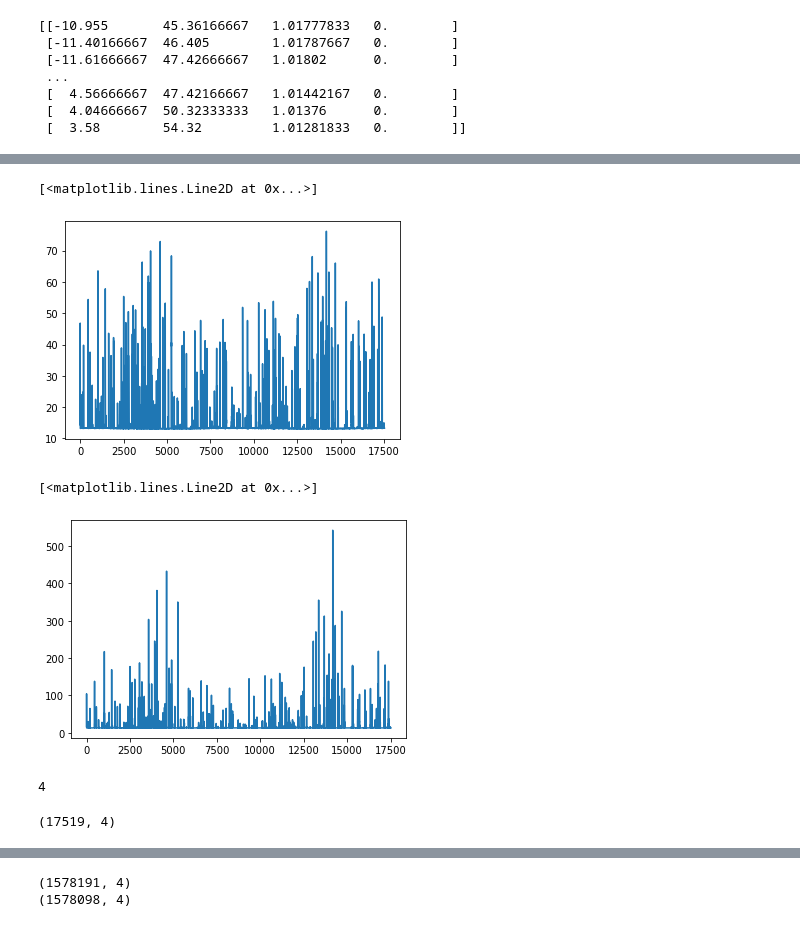
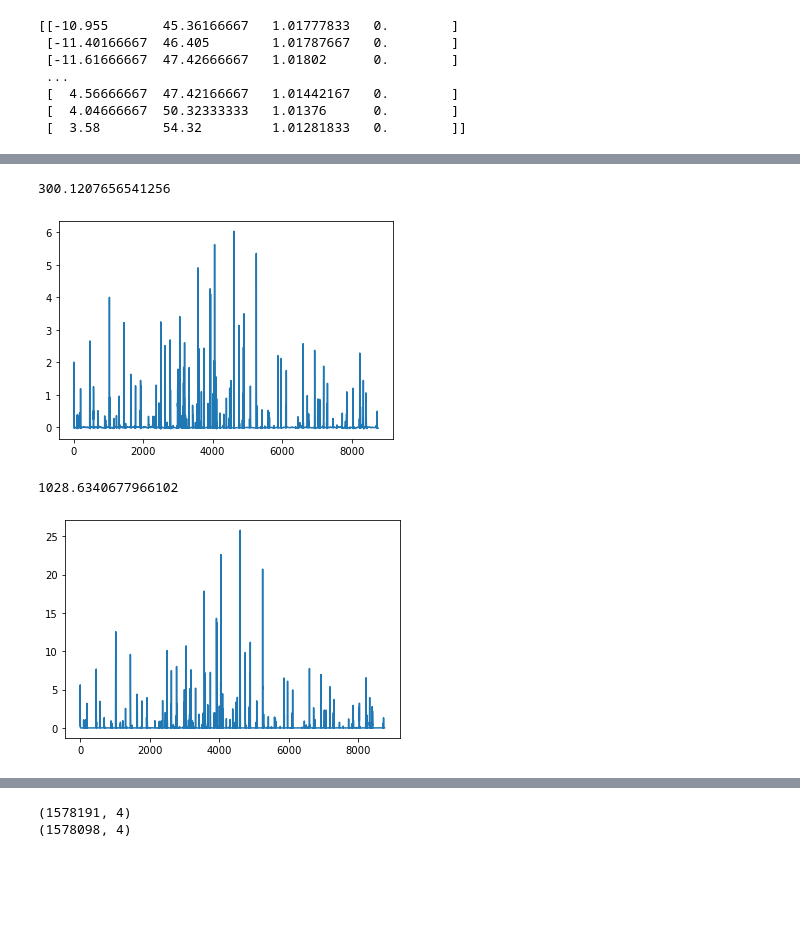
Before and after one commit to zhangt3-e/senior_thesis, a Jupyter notebook: Code/LSTM.ipynb, the cells around one changed output, grey strips where cells are left out. Drawn from its saved outputs; the diff is of its cells as text; code cells hidden in the pictures; blank space fills up the shorter version.

```diff
--- a/Code/LSTM.ipynb
+++ b/Code/LSTM.ipynb
@@ -125,7 +127,7 @@ print(values)
 values = values.astype('float64')
 print(values)
 # normalize features
-scaler = RobustScaler()
+scaler = MinMaxScaler(feature_range=(0, 1))
 scaled = scaler.fit_transform(values)
 # frame as supervised learning
 reframed = series_to_supervised(scaled, 1, 1)
@@ -206,15 +208,15 @@ Epoch 50/50
 yhat = model.predict(test_X)
 test_X = test_X.reshape((test_X.shape[0], test_X.shape[2]))
 # invert scaling for forecast
-inv_yhat = np.concatenate((yhat, test_X[:, 1:]), axis=1)
+inv_yhat = np.concatenate((test_X[:, :3], yhat), axis=1)
 inv_yhat = scaler.inverse_transform(inv_yhat)
 print(inv_yhat)
-inv_yhat = inv_yhat[:,0]
+inv_yhat = inv_yhat[:,3]
 # invert scaling for actual
 test_y = test_y.reshape((len(test_y), 1))
-inv_y = np.concatenate((test_y, test_X[:, 1:]), axis=1)
+inv_y = np.concatenate((test_X[:, :3], test_y), axis=1)
 inv_y = scaler.inverse_transform(inv_y)
-inv_y = inv_y[:,0]
+inv_y = inv_y[:,3]
 # calculate RMSE
 rmse = np.sqrt(mean_squared_error(inv_y, inv_yhat))
 print('Test RMSE: %.3f' % rmse)
@@ -239,18 +232,12 @@ Test RMSE: 12.874
 # %%
-plt.plot(inv_yhat)
+plt.plot(inv_yhat[:8760])
+np.sum(inv_yhat[:8760])
 # %% [output]
-[<matplotlib.lines.Line2D at 0x...>]
+300.1207656541256
-[figure, old version]
+[figure, new version]
 # %%
-plt.plot(inv_y)
+plt.plot(inv_y[:8760])
+np.sum(inv_y[:8760])
 # %% [output]
-[<matplotlib.lines.Line2D at 0x...>]
+1028.6340677966102
-[figure, old version]
+[figure, new version]
-# %%
-train_X.shape[2]
-# %% [output]
-4
-# %%
-test_X.shape
-# %% [output]
-(17519, 4)
```
Also changed, not shown: parts of 31 cells of this notebook.
